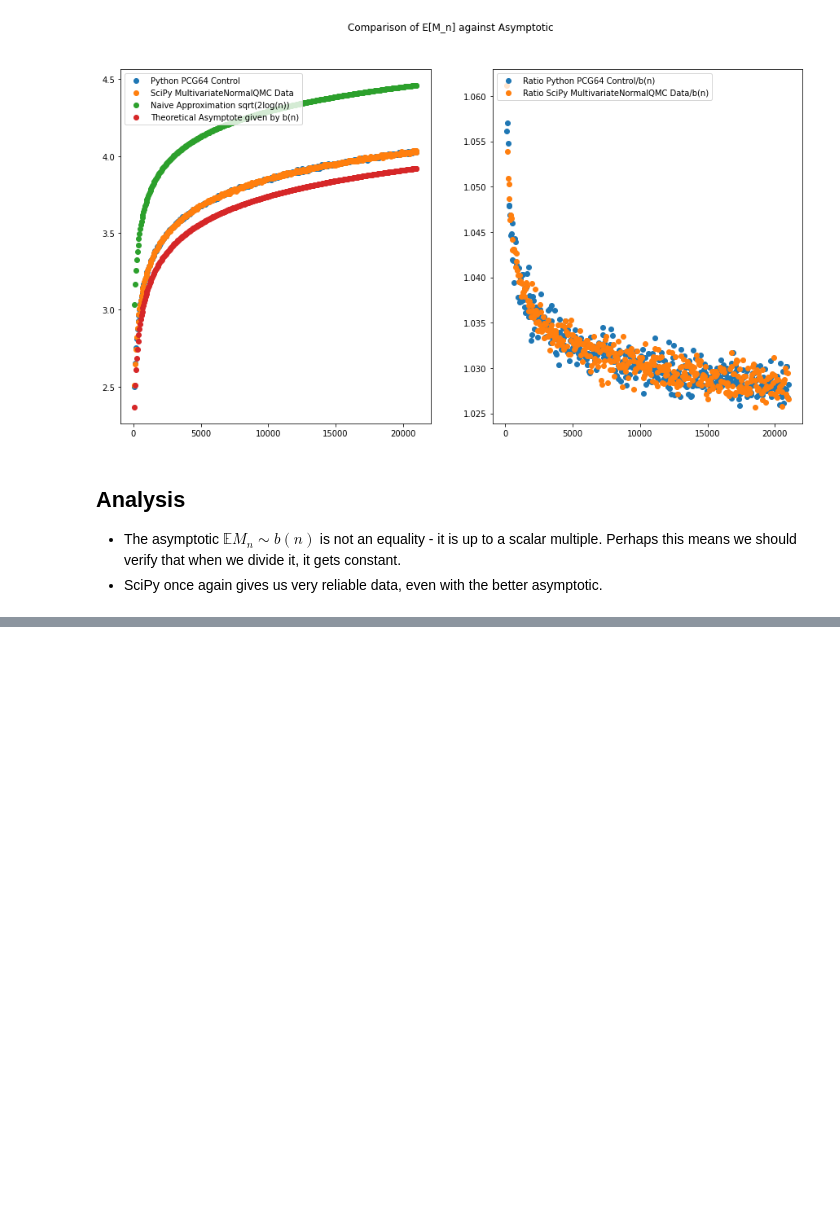
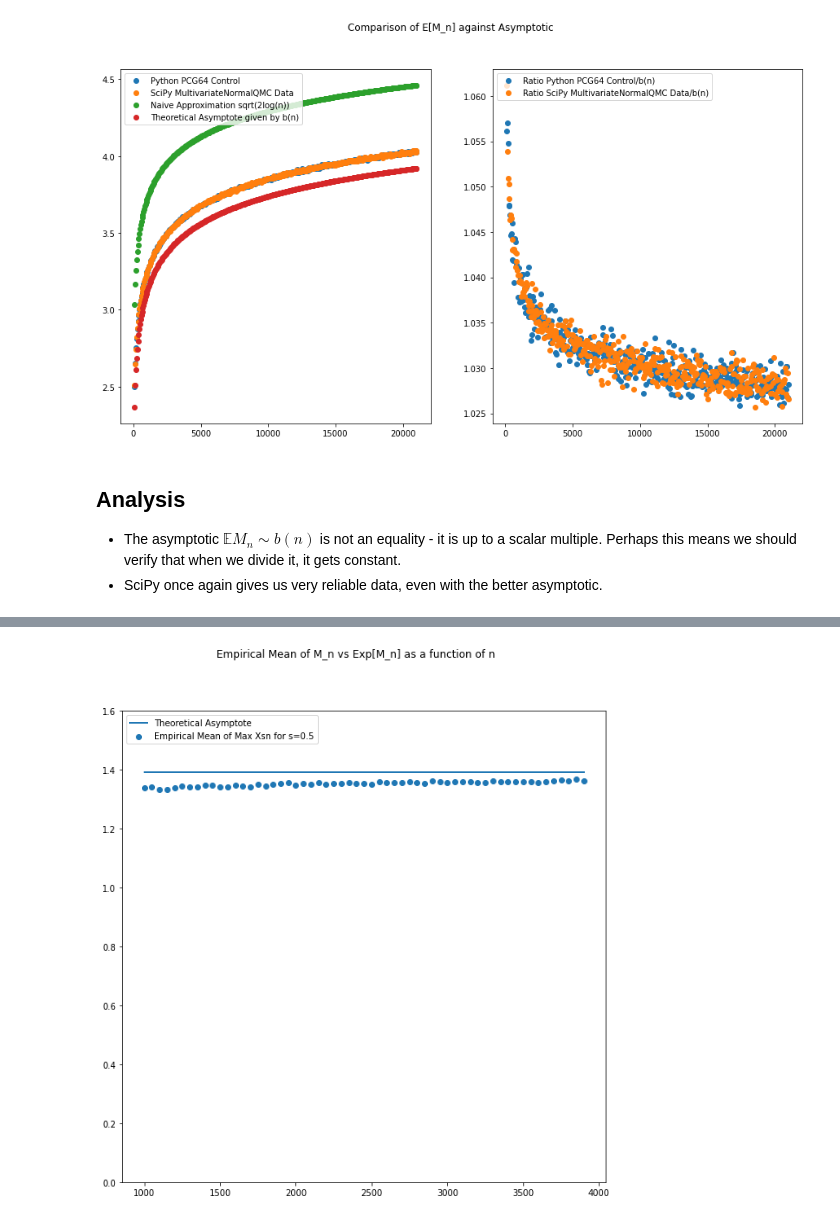
Before and after one commit to connormarrs/FGF-manifold-simulator, a Jupyter notebook: model_validation.ipynb, the cells around one changed output, grey strips where cells are left out. Drawn from its saved outputs; the diff is of its cells as text; code cells hidden in the pictures; blank space fills up the shorter version.

```diff
--- a/comparison-prng.ipynb
+++ b/model_validation.ipynb
@@ -318,0 +349,28 @@ empirical_mean_BB=np.array(data['expvals'])
+# %%
+# Expected Maximum
+File = r'~/FGF-manifold-simulator/data/expected_maxima_s_0.5_n_1000-20000_numTrials_4000.csv'
+colnames = ['expvals']
+data = pd.read_csv(File, names=colnames)
+
+empirical_mean_BB=np.array(data['expvals'])
+# %%
+fig = plt.figure(figsize =(10,10))
+plt.suptitle("Empirical Mean of M_n vs Exp[M_n] as a function of n")
+
+# declare list of nvals
+n_start = 1000
+n_stop = 20000
+n_step = 50
+linspace = np.arange(start = n_start, stop = n_stop+n_step, step = n_step)
+
+#only take sub array for time being based on the data we have
+n_vals=linspace[0:len(empirical_mean_BB)]
+
+plt.scatter(n_vals,empirical_mean_BB, label="Empirical Mean of Max Xsn for s=0.5")
+plt.plot(n_vals, np.pi*np.sqrt(np.pi)/4+n_vals*0, linewidth=2, label="Theoretical Asymptote")
+plt.legend(loc="upper left")
+plt.ylim((0.0,1.6))
+
+plt.show()
+# %% [output]
+[figure, added]
```
Also changed, not shown: parts of 8 cells of this notebook, 4 other files.
